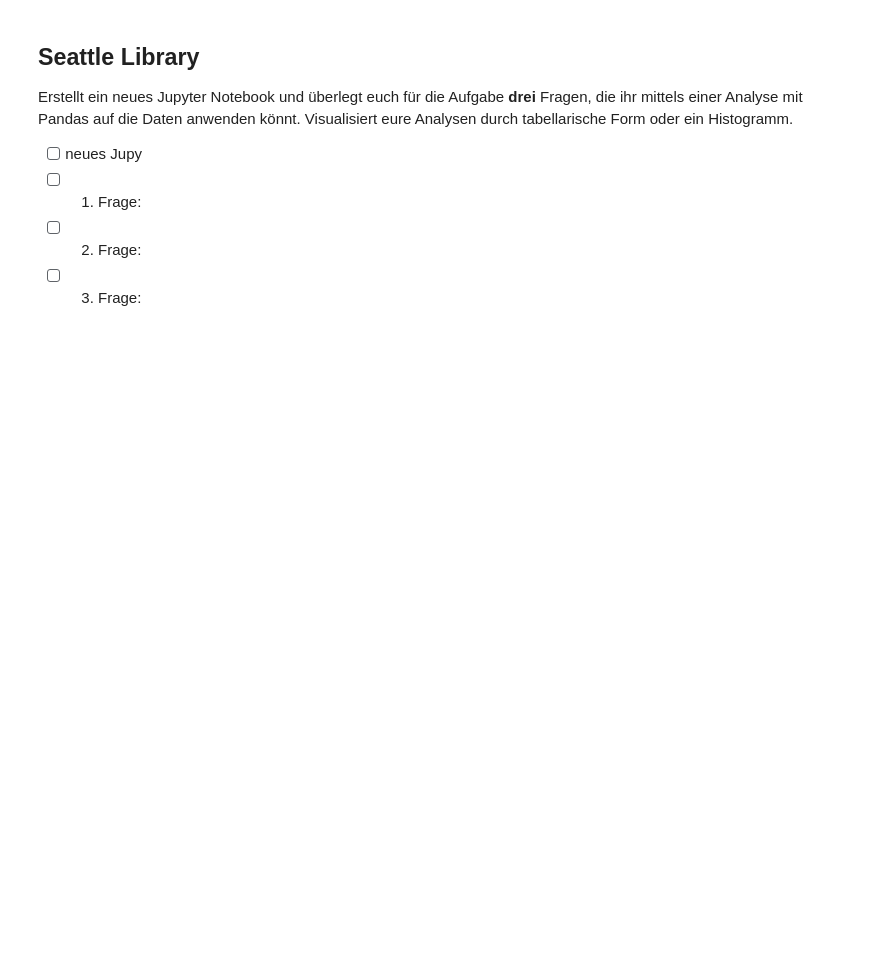
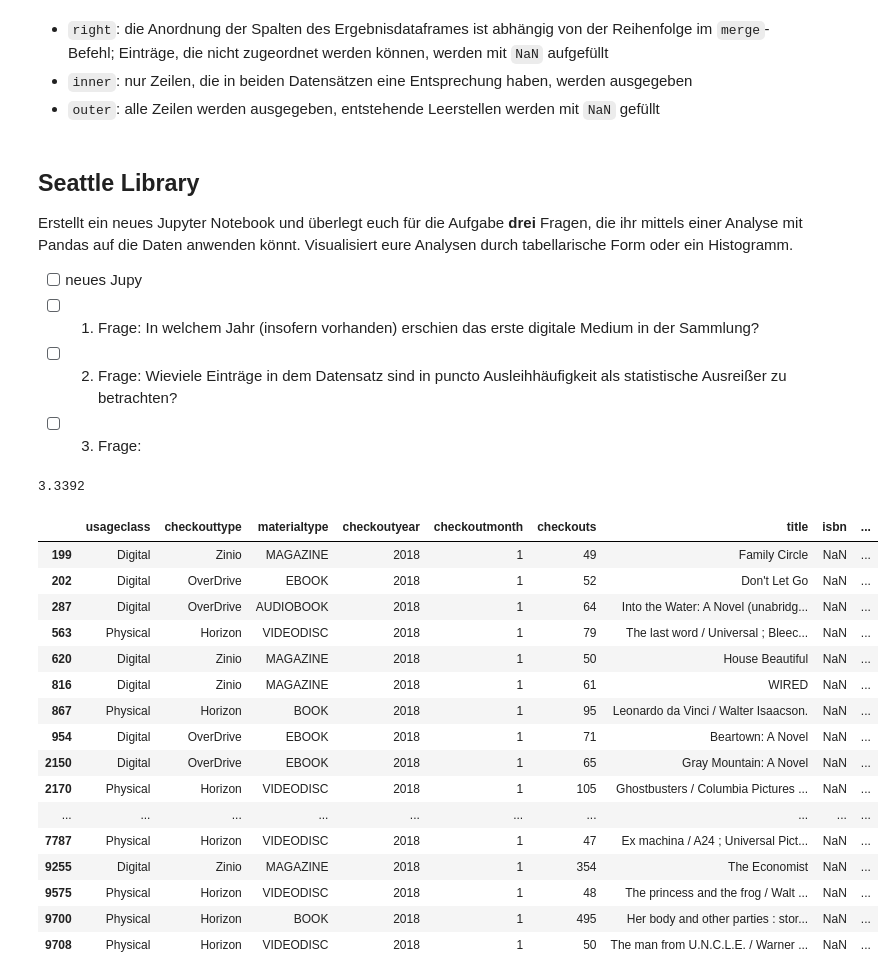
Before and after one commit to nanselm/2023-2024-ZK_FDM_nanselm, a Jupyter notebook: 20231219_fdm_ha3.ipynb, the cells around one changed output. Saved outputs shown, nothing was run; the diff lists cells and outputs as text; code cells hidden in the pictures; blank space fills up the shorter version.

```diff
--- a/20231219_fdm_ha3.ipynb
+++ b/20231219_fdm_ha3.ipynb
@@ -43,14 +74,20 @@ doi_df_first_author = pd.DataFrame({
+# %% [markdown]
+
+- `right`: die Anordnung der Spalten des Ergebnisdataframes ist abhängig von der Reihenfolge im `merge`-Befehl; Einträge, die nicht zugeordnet werden können, werden mit `NaN` aufgefüllt
+- `inner`: nur Zeilen, die in beiden Datensätzen eine Entsprechung haben, werden ausgegeben
+- `outer`: alle Zeilen werden ausgegeben, entstehende Leerstellen werden mit `NaN` gefüllt
 # %% [markdown]
 ## Seattle Library
 
 Erstellt ein neues Jupyter Notebook und überlegt euch für die Aufgabe **drei** Fragen, die ihr mittels einer Analyse mit Pandas auf die Daten anwenden könnt. Visualisiert eure Analysen durch tabellarische Form oder ein Histogramm.
 
 - [ ] neues Jupy
-- [ ] 1. Frage:
-- [ ] 2. Frage:
+- [ ] 1. Frage: In welchem Jahr (insofern vorhanden) erschien das erste digitale Medium in der Sammlung?
+- [ ] 2. Frage: Wieviele Einträge in dem Datensatz sind in puncto Ausleihhäufigkeit als statistische Ausreißer zu betrachten?
 - [ ] 3. Frage:
 # %%
 url = "https://data.seattle.gov/resource/tmmm-ytt6.csv?$where=checkoutyear=2018&$limit=10000"
 co = "checkout.csv"
 urllib.request.urlretrieve(url, co)
-checkouts_df = pd.read_csv(co)
+codf = pd.read_csv(co)
+#codf
@@ -56,0 +97,34 @@ checkouts_df = pd.read_csv(co)
+# %%
+codf
+a = codf['checkouts'].describe() #hist(bins = 100)
+
+
+#codf
+# %% [output]
+3.3392
+# %%
+
+comax = a['mean'] + (a['std']*4)
+comin = a['mean'] - (a['std']*4)
+dfNoOutlier = codf.loc[(codf['checkouts'] < comax) & (codf['checkouts'] > comin)]
+answerQ2 = len(codf) - len(dfNoOutlier)
+#dfOutlier
+dfOutlier = codf.loc[(codf['checkouts'] > comax) | (codf['checkouts'] < comin)]
+# %% [output]
+|  | usageclass | checkouttype | materialtype | checkoutyear | checkoutmonth | checkouts | title | isbn | ... |
+| 199 | Digital | Zinio | MAGAZINE | 2018 | 1 | 49 | Family Circle | NaN | ... |
+| 202 | Digital | OverDrive | EBOOK | 2018 | 1 | 52 | Don't Let Go | NaN | ... |
+| 287 | Digital | OverDrive | AUDIOBOOK | 2018 | 1 | 64 | Into the Water: A Novel (unabridg... | NaN | ... |
+| 563 | Physical | Horizon | VIDEODISC | 2018 | 1 | 79 | The last word / Universal ; Bleec... | NaN | ... |
+| 620 | Digital | Zinio | MAGAZINE | 2018 | 1 | 50 | House Beautiful | NaN | ... |
+| 816 | Digital | Zinio | MAGAZINE | 2018 | 1 | 61 | WIRED | NaN | ... |
+| 867 | Physical | Horizon | BOOK | 2018 | 1 | 95 | Leonardo da Vinci / Walter Isaacson. | NaN | ... |
+| 954 | Digital | OverDrive | EBOOK | 2018 | 1 | 71 | Beartown: A Novel | NaN | ... |
+| 2150 | Digital | OverDrive | EBOOK | 2018 | 1 | 65 | Gray Mountain: A Novel | NaN | ... |
+| 2170 | Physical | Horizon | VIDEODISC | 2018 | 1 | 105 | Ghostbusters / Columbia Pictures ... | NaN | ... |
+| ... | ... | ... | ... | ... | ... | ... | ... | ... | ... |
+| 7787 | Physical | Horizon | VIDEODISC | 2018 | 1 | 47 | Ex machina / A24 ; Universal Pict... | NaN | ... |
+| 9255 | Digital | Zinio | MAGAZINE | 2018 | 1 | 354 | The Economist | NaN | ... |
+| 9575 | Physical | Horizon | VIDEODISC | 2018 | 1 | 48 | The princess and the frog / Walt ... | NaN | ... |
+| 9700 | Physical | Horizon | BOOK | 2018 | 1 | 495 | Her body and other parties : stor... | NaN | ... |
+| 9708 | Physical | Horizon | VIDEODISC | 2018 | 1 | 50 | The man from U.N.C.L.E. / Warner ... | NaN | ... |
```
Also changed, not shown: parts of 6 cells of this notebook.
